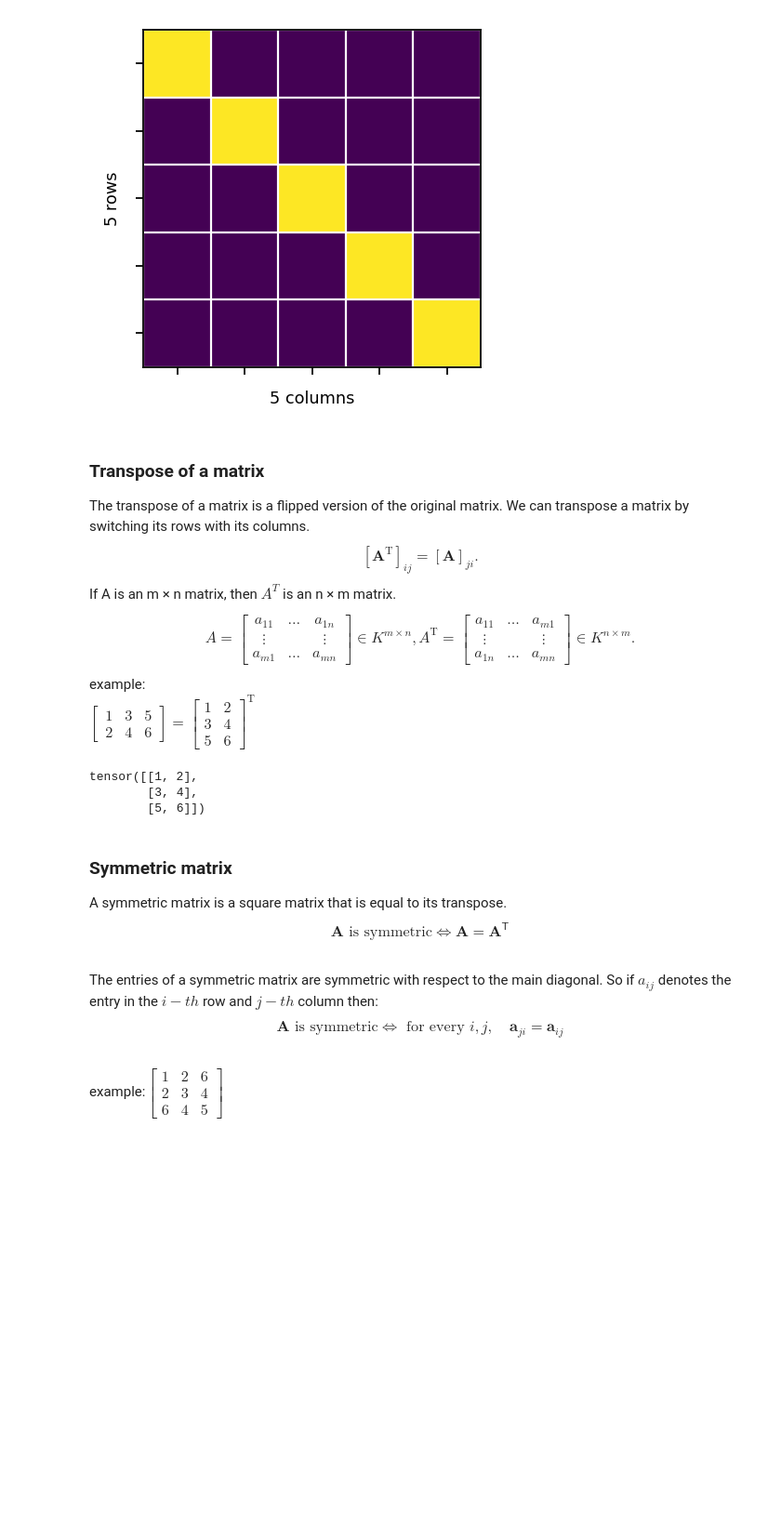
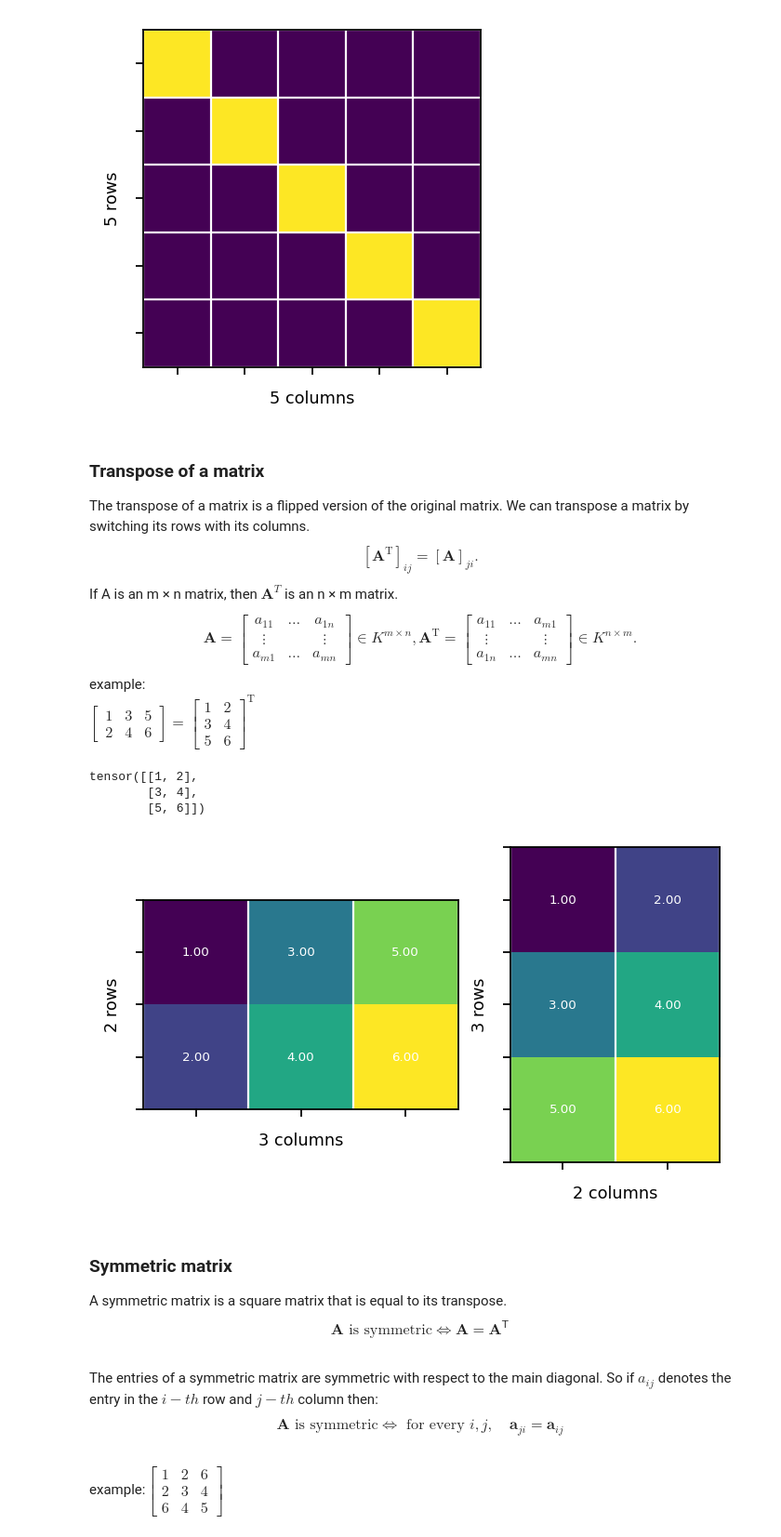
Before and after one commit to FlowModelingControl/flowtorch, a Jupyter notebook: docs/source/notebooks/linear_algebra_basics.ipynb, the cells around one changed output. Shown at 93% size. Saved outputs shown, nothing was run; the diff lists cells and outputs as text; code cells hidden in the pictures; blank space fills up the shorter version.

```diff
--- a/docs/source/notebooks/linear_algebra_basics.ipynb
+++ b/docs/source/notebooks/linear_algebra_basics.ipynb
@@ -375,21 +408,29 @@ tensor([[1., 0., 0., 0., 0.],
 ### Transpose of a matrix
 The transpose of a matrix is a flipped version of the original matrix. We can transpose a matrix by switching its rows with its columns.
 $${[\mathbf {A} ^{\operatorname {T} }]_{ij}=\left[\mathbf {A} \right]_{ji}.}$$
-If A is an m × n matrix, then $A^T$ is an n × m matrix. $$A={\begin{bmatrix}a_{{11}}&\dots &a_{{1n}}\\\vdots &&\vdots \\a_{{m1}}&\dots &a_{{mn}}\end{bmatrix}}\in K^{{m\times n}},{\displaystyle A^{\mathrm {T} }={\begin{bmatrix}a_{11}&\dots &a_{m1}\\\vdots &&\vdots \\a_{1n}&\dots &a_{mn}\end{bmatrix}}\in K^{n\times m}}.$$
+If A is an m × n matrix, then $\mathbf {A}^T$ is an n × m matrix. $$\mathbf {A}={\begin{bmatrix}a_{{11}}&\dots &a_{{1n}}\\\vdots &&\vdots \\a_{{m1}}&\dots &a_{{mn}}\end{bmatrix}}\in K^{{m\times n}},{ \mathbf {A}^{\mathrm {T} }={\begin{bmatrix}a_{11}&\dots &a_{m1}\\\vdots &&\vdots \\a_{1n}&\dots &a_{mn}\end{bmatrix}}\in K^{n\times m}}.$$
 example: <br />
 ${{\begin{bmatrix}1&3&5\\2&4&6\end{bmatrix}}={\begin{bmatrix}1&2\\3&4\\5&6\end{bmatrix}}^{\operatorname {T} }}$
 # %%
 A = pt.tensor(
 [
     [1, 3, 5],
-    [2, 4, 6],
+    [2, 4, 6]
 ])
-A_transpose = pt.transpose(A, 0, 1)
-A_transpose
+AT = pt.tensor(
+[
+    [1, 2],
+    [3, 4],
+    [5, 6]
+])
+assert (A.T - AT).sum().item() == 0
+vis.plot_matrix_transpose_as_heatmap(A, AT, annotate=True)
+AT
 # %% [output]
 tensor([[1, 2],
         [3, 4],
         [5, 6]])
+[figure, added]
 # %% [markdown]
 ### Symmetric matrix
 A symmetric matrix is a square matrix that is equal to its transpose.
```
Also changed, not shown: parts of 30 cells of this notebook, 1 other file.
